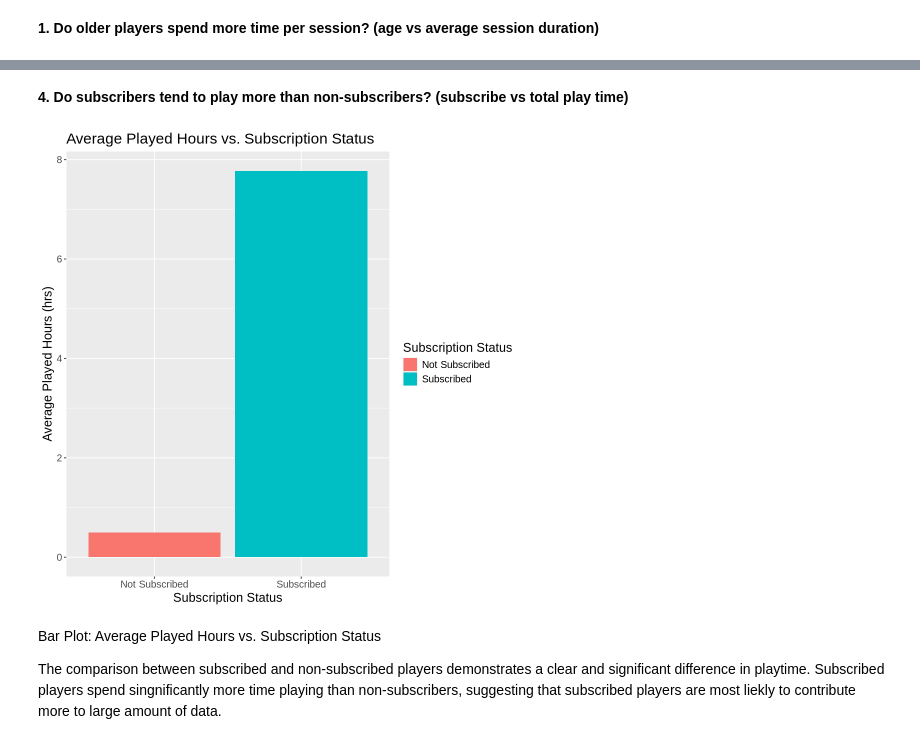
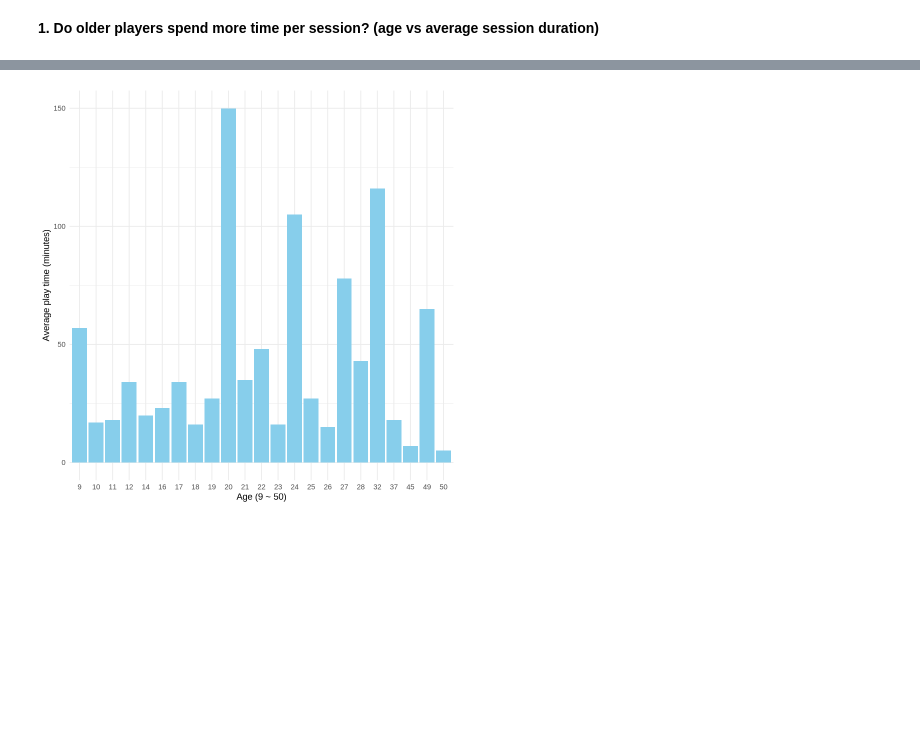
Before and after one commit to h2woobin/dsci-100-2024W2-group-006-30, a Jupyter notebook: Woobin Kim.ipynb, the cells around one changed output, grey strips where cells are left out. Drawn from its saved outputs; the diff is of its cells as text; code cells hidden in the pictures; blank space fills up the shorter version.

Commit message:
Split team parts and update charts

```diff
--- a/Woobin Kim.ipynb
+++ b/Woobin Kim.ipynb
@@ -66,5 +97,28 @@ merged_data <- merged_data |>
 merged_data_clean <- merged_data |>
   filter(session_duration <= 1440 ,!is.na(start_time),!is.na(end_time))
 
-merged_data_clean
+merged_data2 <- merged_data_clean |>
+    group_by(name,Age,experience,subscribe) |>
+    summarize(average_playtime = mean(session_duration),.groups = "drop")
+
+merged_data2 <- merged_data2 |>
+    select(-name,-experience,-subscribe)
+
+merged_data2 <- merged_data2 |>
+    mutate(
+        Age = as.integer(Age),
+        average_playtime = round(average_playtime,2)
+    ) |>
+    arrange(Age)
+
+average_by_age <- merged_data2|>
+    group_by(Age) |>
+    summarize(average_playtime = mean(average_playtime),.groups = "drop")
+
+average_by_age <- average_by_age |>
+    mutate(
+        average_playtime = round(average_playtime)
+    )
+
+average_by_age
 # %% [output]
@@ -124,23 +144,16 @@ gender_sessions_plot
-# %% [markdown]
-**4. Do subscribers tend to play more than non-subscribers? (subscribe vs total play time)**
-# %%
-# Compute average played hours by subscription status
-avg_played_hours_sub <- tidy_player_dataset |>
-  group_by(subscribe) |>
-  summarise(avg_hours = mean(played_hours, na.rm = TRUE))
-
-# Create the bar plot
-sub_bar <- ggplot(avg_played_hours_sub, aes(x = subscribe, y = avg_hours, fill = subscribe)) +
-  geom_bar(stat = "identity") +
-  labs(title = "Average Played Hours vs. Subscription Status",
-       x = "Subscription Status",
-       y = "Average Played Hours (hrs)",
-       fill = "Subscription Status") +
-  theme(text = element_text(size = 15))
-sub_bar
-# %% [output]
-[figure, removed]
-# %% [markdown]
-Bar Plot: Average Played Hours vs. Subscription Status
-
-The comparison between subscribed and non-subscribed players demonstrates a clear and significant difference in playtime. Subscribed players spend singnificantly more time playing than non-subscribers, suggesting that subscribed players are most liekly to contribute more to large amount of data.
+# %%
+library(ggplot2)
+
+age_plot <- average_by_age |>
+    ggplot(aes(x = factor(Age), y = average_playtime)) +
+    geom_bar(stat = "identity", fill = "skyblue") +
+    labs(
+        x = "Age (9 ~ 50)",
+        y = "Average play time (minutes)",
+        tittle = "Relationship Between Age and Average Play Time"
+    ) +
+    theme_minimal()
+
+age_plot
+# %% [output]
+[figure, added]
```
Also changed, not shown: parts of 10 cells of this notebook, 2 other files.
